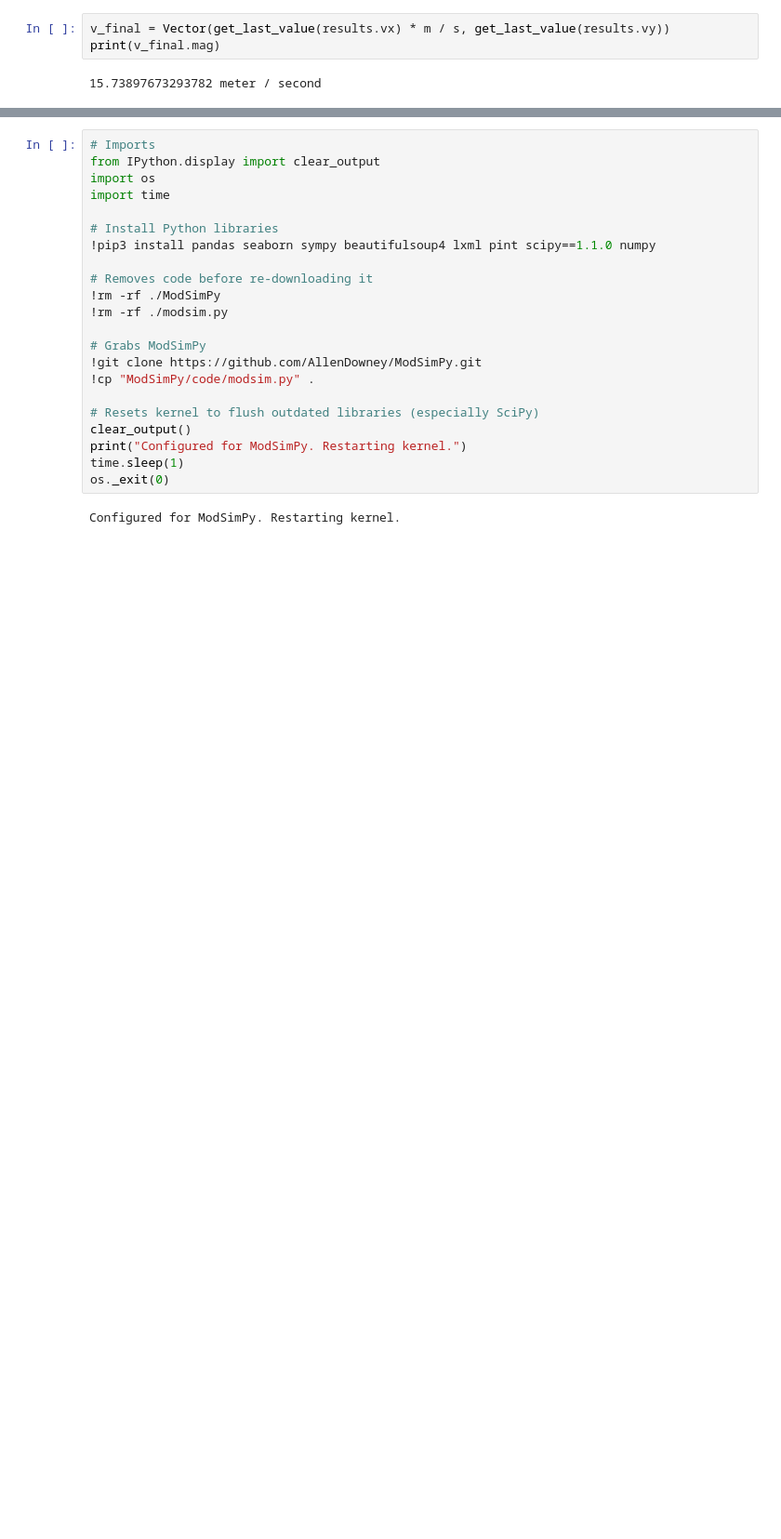
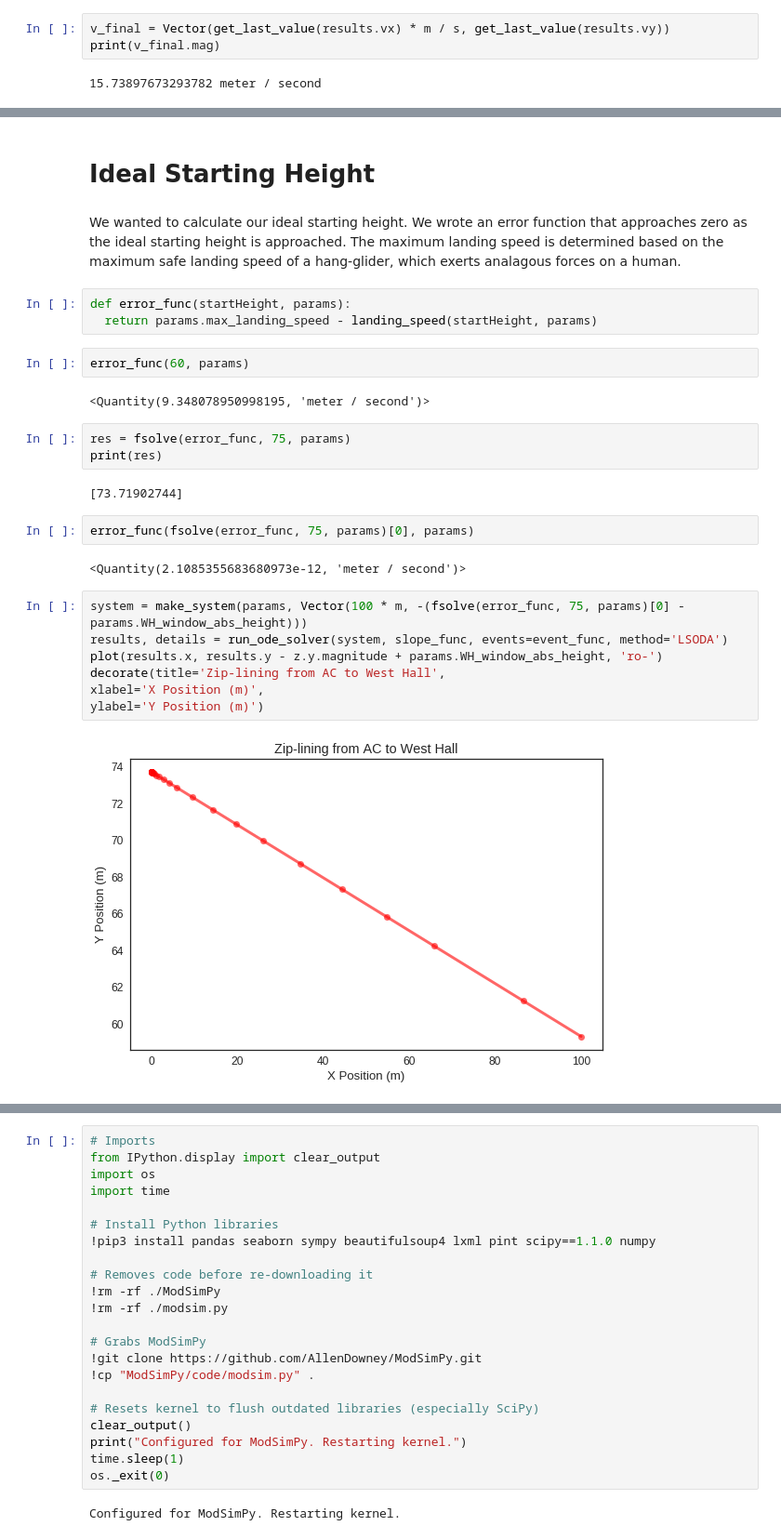
Before and after one commit to sdaitzman/ModSimPy, a Jupyter notebook: code/Project 3.ipynb, the cells around one changed output, grey strips where cells are left out. Shown: that part at 93% size. Cells and saved outputs as stored; diff of their text form; blank space fills up the shorter version.

```diff
--- a/code/Project 3.ipynb
+++ b/code/Project 3.ipynb
@@ -159,0 +291,29 @@ print(v_final.mag)
+# %% [markdown]
+# Ideal Starting Height
+# %% [markdown]
+We wanted to calculate our ideal starting height. We wrote an error function that approaches zero as the ideal starting height is approached. The maximum landing speed is determined based on the maximum safe landing speed of a hang-glider, which exerts analagous forces on a human.
+# %%
+def error_func(startHeight, params):
+  return params.max_landing_speed - landing_speed(startHeight, params)
+# %%
+error_func(60, params)
+# %% [output]
+<Quantity(9.348078950998195, 'meter / second')>
+# %%
+res = fsolve(error_func, 75, params)
+print(res)
+# %% [output]
+[73.71902744]
+# %%
+error_func(fsolve(error_func, 75, params)[0], params)
+# %% [output]
+<Quantity(2.1085355683680973e-12, 'meter / second')>
+# %%
+system = make_system(params, Vector(100 * m, -(fsolve(error_func, 75, params)[0] - params.WH_window_abs_height)))
+results, details = run_ode_solver(system, slope_func, events=event_func, method='LSODA')
+plot(results.x, results.y - z.y.magnitude + params.WH_window_abs_height, 'ro-')
+decorate(title='Zip-lining from AC to West Hall',
+xlabel='X Position (m)',
+ylabel='Y Position (m)')
+# %% [output]
+[figure, added]
```
Also changed, not shown: parts of 56 cells of this notebook, 11 other files.
